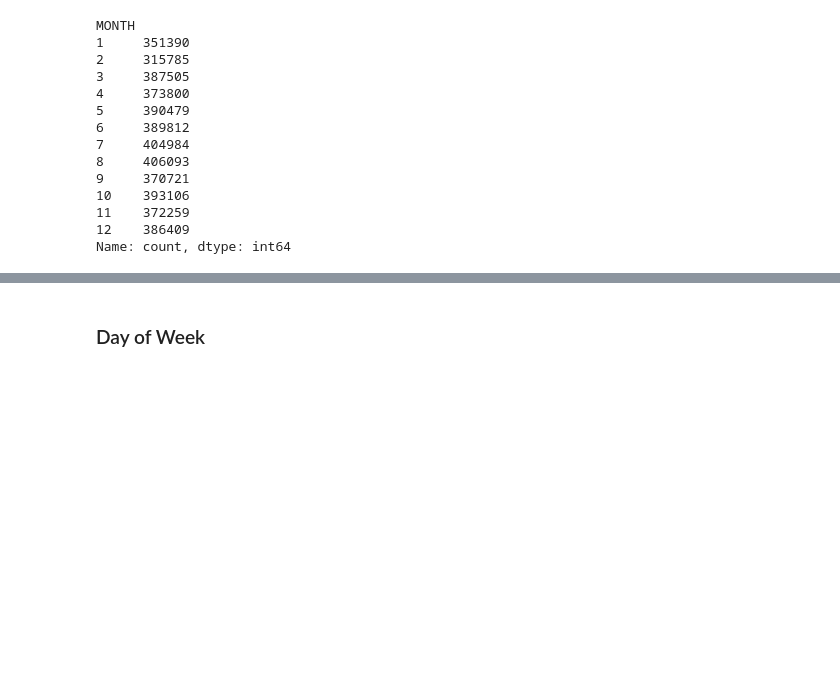
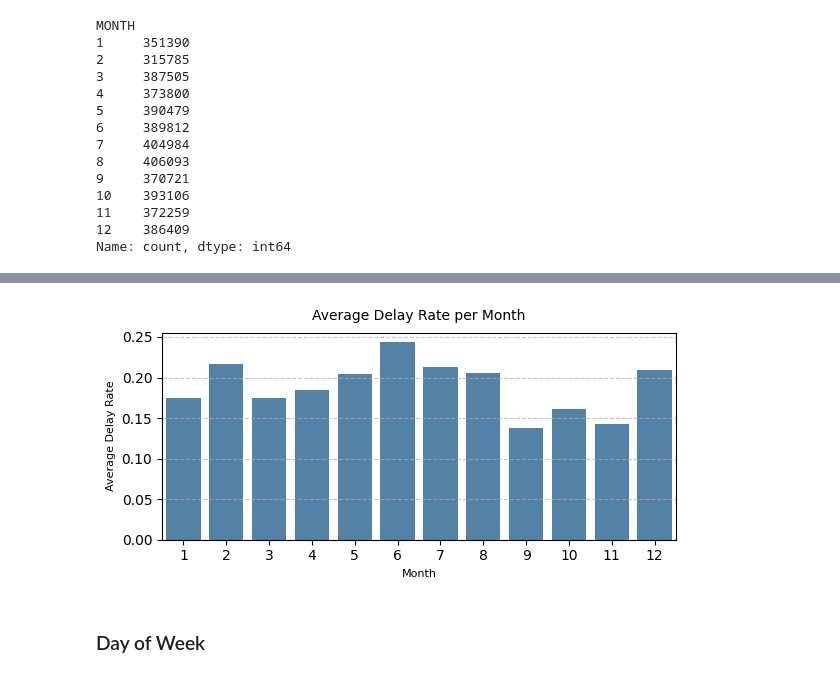
Before and after one commit to mariatmvendas/mbml_project, a Jupyter notebook: EDA.ipynb, the cells around one changed output, grey strips where cells are left out. Cells and saved outputs as stored; diff of their text form; code cells hidden in the pictures; blank space fills up the shorter version.

```diff
--- a/EDA.ipynb
+++ b/EDA.ipynb
@@ -78,3 +100,27 @@ Name: count, dtype: int64
+# %%
+import matplotlib.pyplot as plt
+import seaborn as sns
+
+plt.figure(figsize=(6, 3))
+
+sns.barplot(
+    data=df_train,
+    x='MONTH',
+    y='DELAY',
+    color='steelblue',
+    errorbar=None  # Removes the little error lines at the top of bars for a cleaner look
+)
+
+plt.title('Average Delay Rate per Month', fontsize=10, pad=9)
+plt.xlabel('Month', fontsize=8)
+plt.ylabel('Average Delay Rate', fontsize=8)
+plt.xticks(rotation=0)
+plt.grid(axis='y', linestyle='--', alpha=0.7)
+
+plt.tight_layout()
+plt.show()
+# %% [output]
+[figure, added]
 # %% [markdown]
 ### Day of Week
 # %%
```
Also changed, not shown: parts of 23 cells of this notebook, 1 other file.
